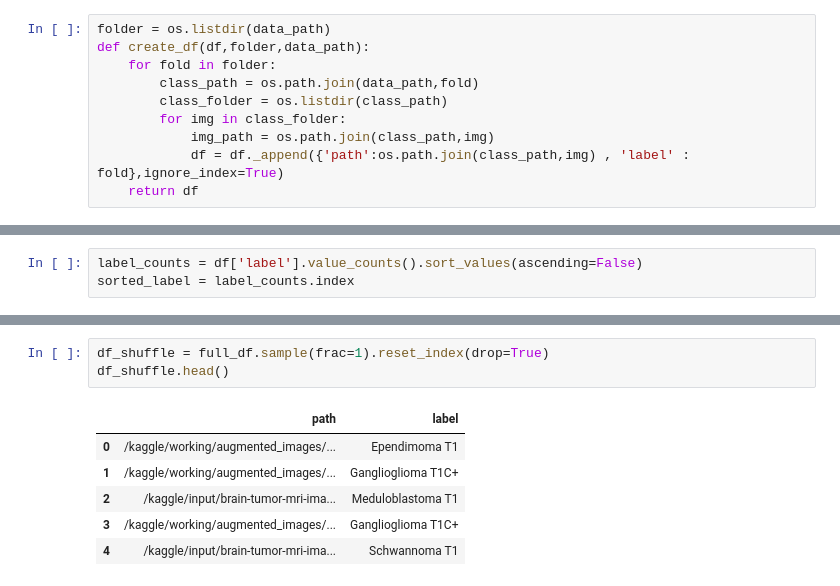
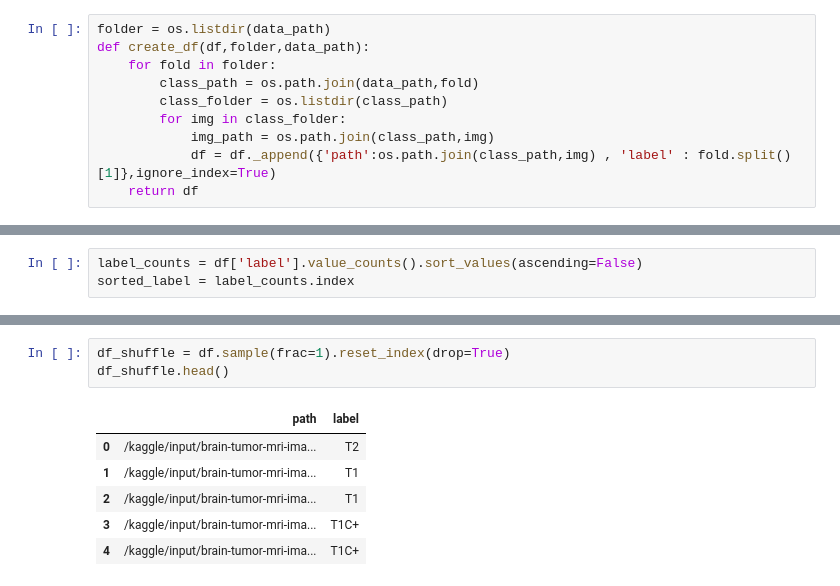
Before and after one commit to Som-III/Brain_tumor_detection_using_deep_learning, a Jupyter notebook: tumor_detection.ipynb, the cells around one changed output, grey strips where cells are left out. Cells and saved outputs as stored; diff of their text form.

```diff
--- a/tumor_detection.ipynb
+++ b/tumor_detection.ipynb
@@ -71,7 +71,7 @@ def create_df(df,folder,data_path):
         class_folder = os.listdir(class_path)
         for img in class_folder:
             img_path = os.path.join(class_path,img)
-            df = df._append({'path':os.path.join(class_path,img) , 'label' : fold},ignore_index=True)
+            df = df._append({'path':os.path.join(class_path,img) , 'label' : fold.split()[1]},ignore_index=True)
     return df
 # %%
 df = create_df(df,folder,data_path)
@@ -212,10 +127,10 @@ plt.show()
 # %%
-df_shuffle = full_df.sample(frac=1).reset_index(drop=True)
+df_shuffle = df.sample(frac=1).reset_index(drop=True)
 df_shuffle.head()
 # %% [output]
 |  | path | label |
-| 0 | /kaggle/working/augmented_images/... | Ependimoma T1 |
-| 1 | /kaggle/working/augmented_images/... | Ganglioglioma T1C+ |
-| 2 | /kaggle/input/brain-tumor-mri-ima... | Meduloblastoma T1 |
-| 3 | /kaggle/working/augmented_images/... | Ganglioglioma T1C+ |
-| 4 | /kaggle/input/brain-tumor-mri-ima... | Schwannoma T1 |
+| 0 | /kaggle/input/brain-tumor-mri-ima... | T2 |
+| 1 | /kaggle/input/brain-tumor-mri-ima... | T1 |
+| 2 | /kaggle/input/brain-tumor-mri-ima... | T1 |
+| 3 | /kaggle/input/brain-tumor-mri-ima... | T1C+ |
+| 4 | /kaggle/input/brain-tumor-mri-ima... | T1C+ |
```
Also changed, not shown: parts of 31 cells of this notebook.
